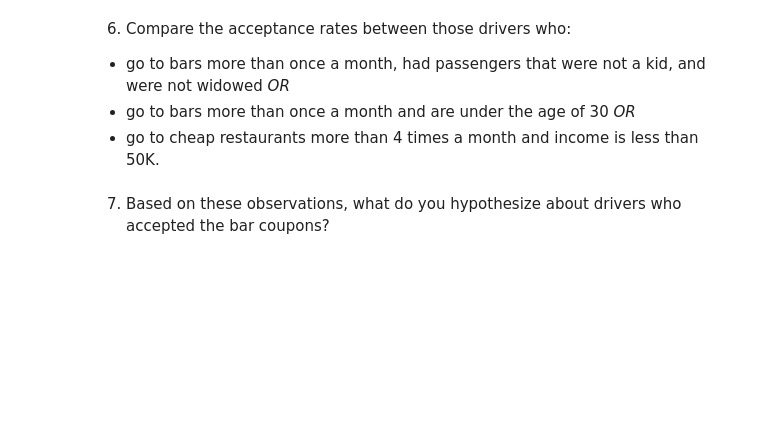
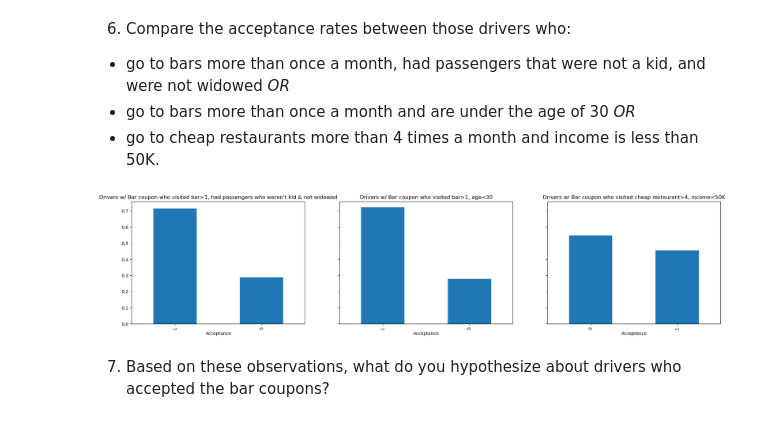
Before and after one commit to vinay-jain-1/WillCustomerAcceptCoupon_assignment_5_1, a Jupyter notebook: prompt.ipynb, the cells around one changed output. Saved outputs shown, nothing was run; the diff lists cells and outputs as text; code cells hidden in the pictures; blank space fills up the shorter version.

```diff
--- a/prompt.ipynb
+++ b/prompt.ipynb
@@ -368,5 +385,47 @@ However, _'Drivers w/ Bar coupon who visited bar>1, 0 kids & dont do specified o
 - go to bars more than once a month, had passengers that were not a kid, and were not widowed *OR*
 - go to bars more than once a month and are under the age of 30 *OR*
 - go to cheap restaurants more than 4 times a month and income is less than 50K.
+# %%
+#Define a dataframe that filters for having drivers (with bar coupon) who:
+# 1. go to bars more than once a month, had passengers that were not a kid, and were not widowed *OR*
+
+# bar visits greater than 1
+bar_visit_gt_1_df = bar_df[~(bar_df['Bar'].isin(bar_values_lt_1))]
+bar_visit_gt_1_df #617 rows
+# passangers that are not a kid
+passanger_kid = ['Kid(s)']
+bar_visit_gt_1_p_not_kid_df = bar_visit_gt_1_df[~(bar_visit_gt_1_df['passanger'].isin(passanger_kid))]
+bar_visit_gt_1_p_not_kid_df # 569 rows
+
+# widowed
+bar_df['maritalStatus'].value_counts()
+marital_widowed = ['Widowed']
+bar_visit_gt_1_p_not_kid_mar_not_wid_df = bar_visit_gt_1_p_not_kid_df[~(bar_visit_gt_1_p_not_kid_df['maritalStatus'].isin(marital_widowed))]
+bar_visit_gt_1_p_not_kid_mar_not_wid_df # 569 rows (no additional rows were removed)
+
+# 2. go to bars more than once a month and are under the age of 30 *OR*
+bar_df['age'].value_counts()
+under_age_30 = ['below21', '21', '26']
+bar_visit_gt_1_age_lt_30_df = bar_visit_gt_1_df[(bar_visit_gt_1_df['age'].isin(under_age_30))]
+bar_visit_gt_1_age_lt_30_df # 349 rows
+
+# 3. go to cheap restaurants more than 4 times a month and income is less than 50K.
+bar_df['RestaurantLessThan20'].value_counts()
+cheap_restaurant_gt_4 = ['4~8', 'gt8']
+bar_rest_lt_20_visit_gt_4 = bar_df[bar_df['RestaurantLessThan20'].isin(cheap_restaurant_gt_4)] # 754 rows
+bar_df['income'].value_counts()
+income_lt_50k = ['Less than $12500', '$12500 - $24999', '$25000 - $37499', '$37500 - $49999']
+bar_rest_lt_20_visit_gt_4_inc_lt_50k_df = bar_rest_lt_20_visit_gt_4[bar_rest_lt_20_visit_gt_4['income'].isin(income_lt_50k)]
+bar_rest_lt_20_visit_gt_4_inc_lt_50k_df # 344 rows
+
+#Plot graphs
+fig, ax = plt.subplots(1, 3, figsize=(24, 5), sharey=True)
+bar_visit_gt_1_p_not_kid_mar_not_wid_df['Y'].value_counts(normalize=True).plot(kind='bar', ax=ax[0], title='Drivers w/ Bar coupon who visited bar>1, had passengers who weren\'t kid & not widowed', xlabel='Acceptance')
+bar_visit_gt_1_age_lt_30_df['Y'].value_counts(normalize=True).plot(kind='bar', ax=ax[1], title='Drivers w/ Bar coupon who visited bar>1, age<30', xlabel='Acceptance')
+bar_rest_lt_20_visit_gt_4_inc_lt_50k_df['Y'].value_counts(normalize=True).plot(kind='bar', ax=ax[2], title='Drivers w/ Bar coupon who visited cheap restaurant>4, income<50K', xlabel='Acceptance')
+
+plt.show()
+# %% [output]
+[figure, added]
 # %% [markdown]
 7.  Based on these observations, what do you hypothesize about drivers who accepted the bar coupons?
```
Also changed, not shown: parts of 25 cells of this notebook, 1 other file.
